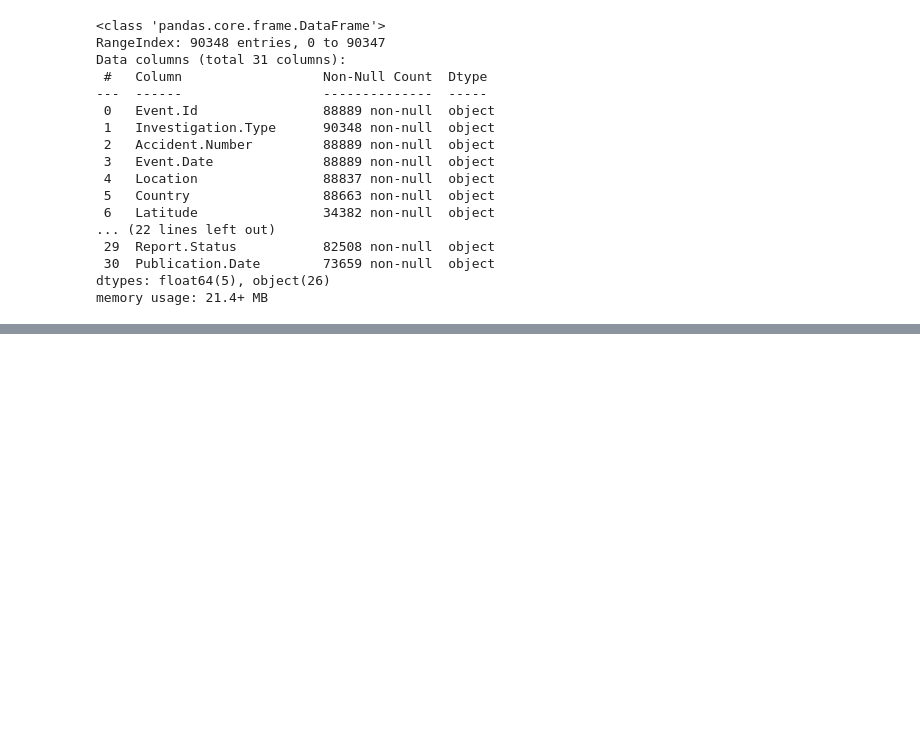
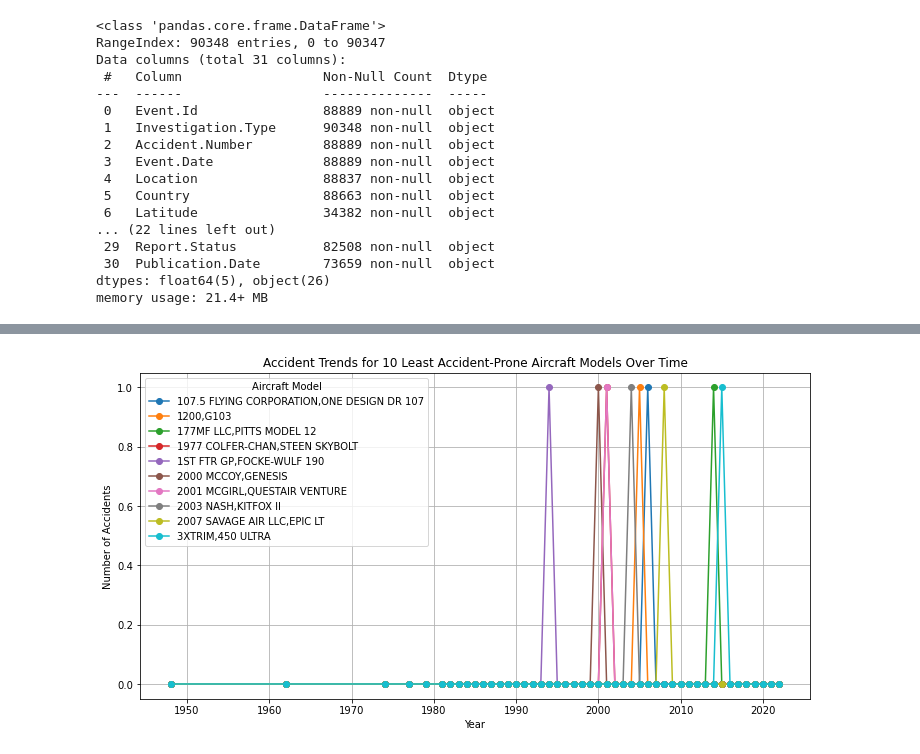
Before and after one commit to vanzerrriii/Aviation_Risk_Analysis, a Jupyter notebook: Aviation_Risk_Analysis.ipynb, the cells around one changed output, grey strips where cells are left out. Saved outputs shown, nothing was run; the diff lists cells and outputs as text; code cells hidden in the pictures; blank space fills up the shorter version.

```diff
--- a/Aviation_Risk_Analysis.ipynb
+++ b/Aviation_Risk_Analysis.ipynb
@@ -78,0 +397,13 @@ dtype: object
+# %%
+# Trend Analysis for Least Accident-Prone Models
+least_10_models = accidents_per_year.sum(axis=1).nsmallest(10).index
+accidents_per_year.loc[least_10_models].T.plot(figsize=(12,6), marker='o')
+
+plt.title("Accident Trends for 10 Least Accident-Prone Aircraft Models Over Time")
+plt.xlabel("Year")
+plt.ylabel("Number of Accidents")
+plt.legend(title="Aircraft Model")
+plt.grid()
+plt.show()
+# %% [output]
+[figure, added]
```
Also changed, not shown: parts of 39 cells of this notebook.
